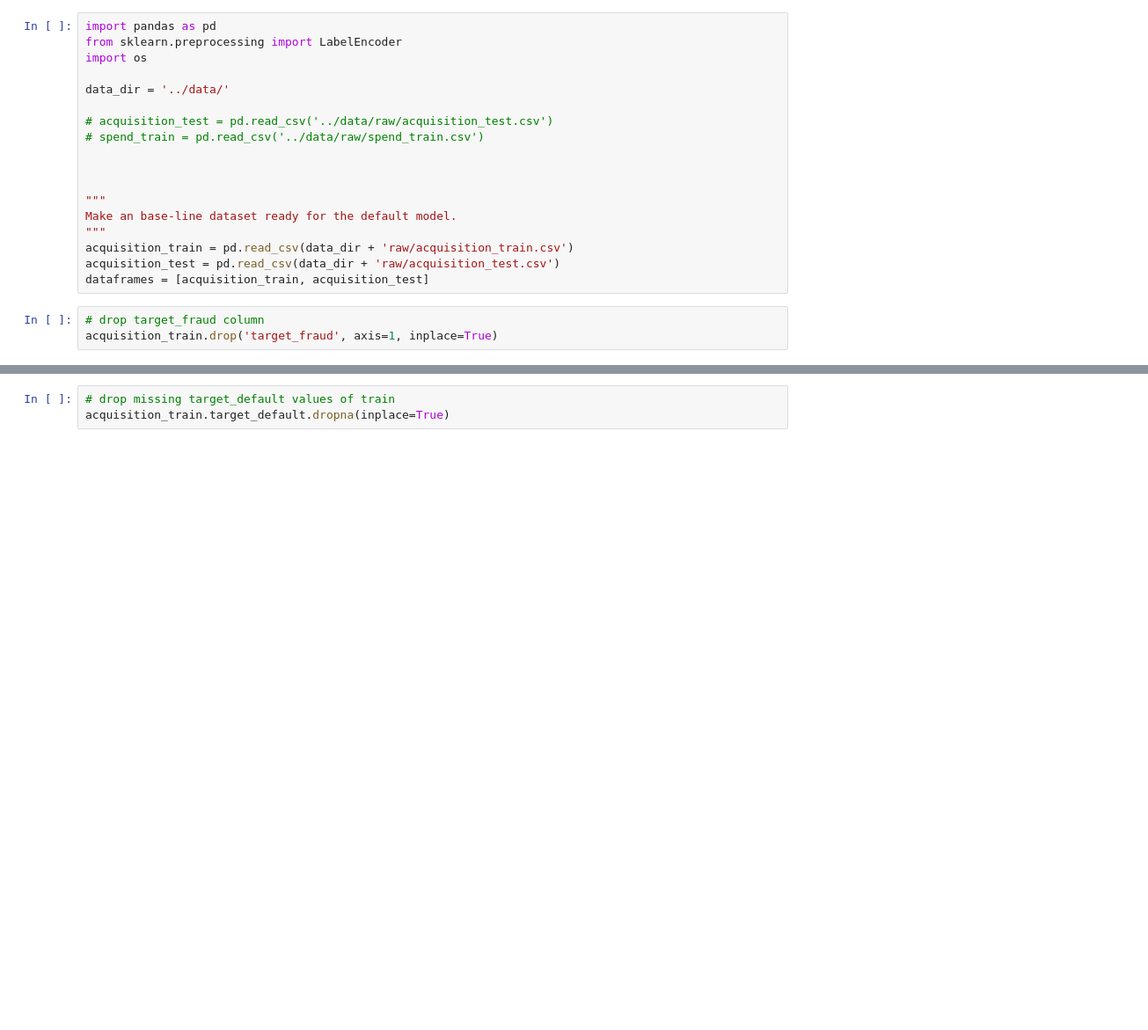
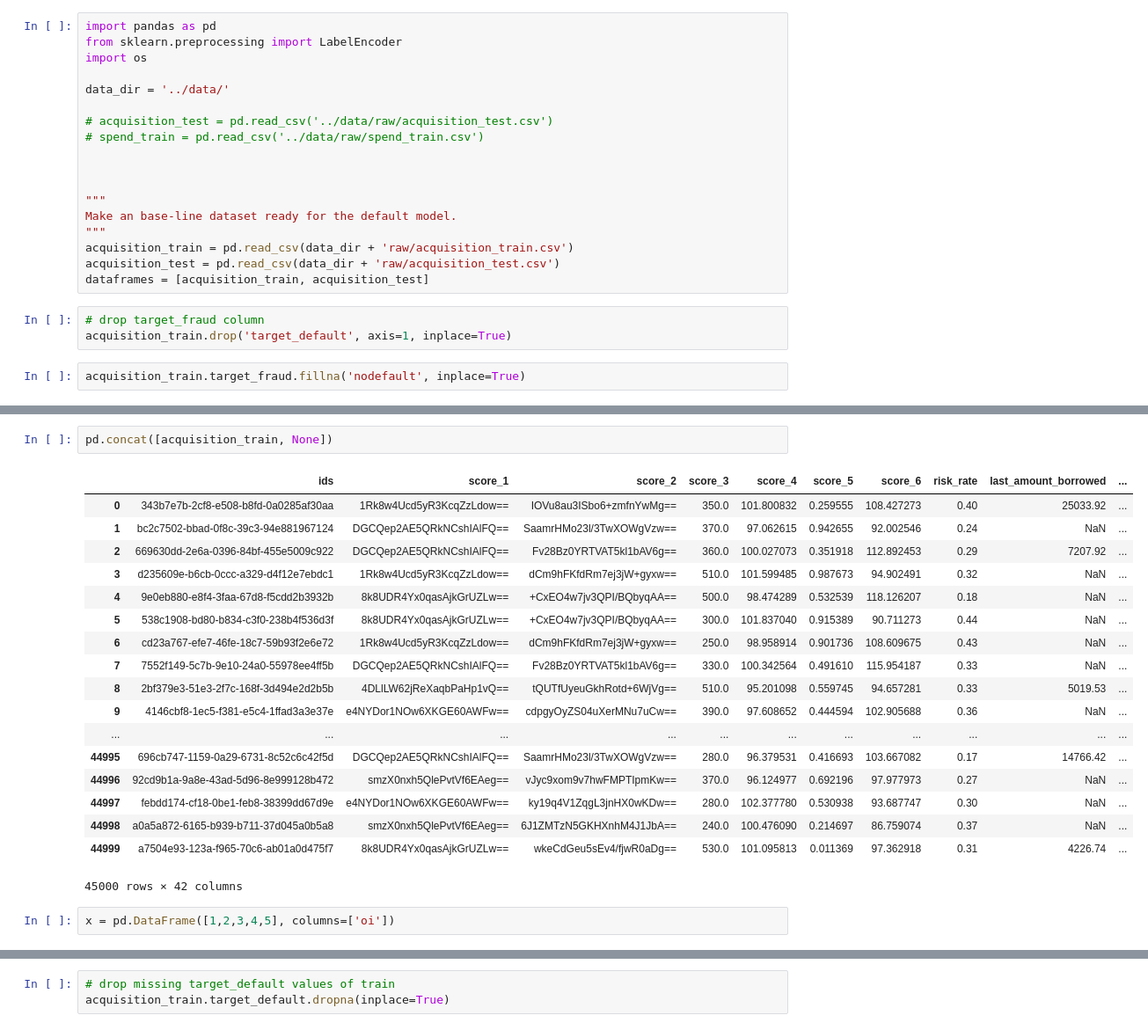
Before and after one commit to amuta/nubank-data-challenge, a Jupyter notebook: notebooks/modelling.ipynb, the cells around one changed output, grey strips where cells are left out. Shown: that part at 88% size. Drawn from its saved outputs; the diff is of its cells as text; blank space fills up the shorter version.

```diff
--- a/notebooks/modelling.ipynb
+++ b/notebooks/modelling.ipynb
@@ -86,4 +86,6 @@ acquisition_test = pd.read_csv(data_dir + 'raw/acquisition_test.csv')
 dataframes = [acquisition_train, acquisition_test]
 # %%
 # drop target_fraud column
-acquisition_train.drop('target_fraud', axis=1, inplace=True)
+acquisition_train.drop('target_default', axis=1, inplace=True)
+# %%
+acquisition_train.target_fraud.fillna('nodefault', inplace=True)
@@ -89,0 +100,23 @@ acquisition_train.drop('target_fraud', axis=1, inplace=True)
+# %%
+pd.concat([acquisition_train, None])
+# %% [output]
+|  | ids | score_1 | score_2 | score_3 | score_4 | score_5 | score_6 | risk_rate | last_amount_borrowed | ... |
+| 0 | 343b7e7b-2cf8-e508-b8fd-0a0285af30aa | 1Rk8w4Ucd5yR3KcqZzLdow== | IOVu8au3ISbo6+zmfnYwMg== | 350.0 | 101.800832 | 0.259555 | 108.427273 | 0.40 | 25033.92 | ... |
+| 1 | bc2c7502-bbad-0f8c-39c3-94e881967124 | DGCQep2AE5QRkNCshIAlFQ== | SaamrHMo23l/3TwXOWgVzw== | 370.0 | 97.062615 | 0.942655 | 92.002546 | 0.24 | NaN | ... |
+| 2 | 669630dd-2e6a-0396-84bf-455e5009c922 | DGCQep2AE5QRkNCshIAlFQ== | Fv28Bz0YRTVAT5kl1bAV6g== | 360.0 | 100.027073 | 0.351918 | 112.892453 | 0.29 | 7207.92 | ... |
+| 3 | d235609e-b6cb-0ccc-a329-d4f12e7ebdc1 | 1Rk8w4Ucd5yR3KcqZzLdow== | dCm9hFKfdRm7ej3jW+gyxw== | 510.0 | 101.599485 | 0.987673 | 94.902491 | 0.32 | NaN | ... |
+| 4 | 9e0eb880-e8f4-3faa-67d8-f5cdd2b3932b | 8k8UDR4Yx0qasAjkGrUZLw== | +CxEO4w7jv3QPI/BQbyqAA== | 500.0 | 98.474289 | 0.532539 | 118.126207 | 0.18 | NaN | ... |
+| 5 | 538c1908-bd80-b834-c3f0-238b4f536d3f | 8k8UDR4Yx0qasAjkGrUZLw== | +CxEO4w7jv3QPI/BQbyqAA== | 300.0 | 101.837040 | 0.915389 | 90.711273 | 0.44 | NaN | ... |
+| 6 | cd23a767-efe7-46fe-18c7-59b93f2e6e72 | 1Rk8w4Ucd5yR3KcqZzLdow== | dCm9hFKfdRm7ej3jW+gyxw== | 250.0 | 98.958914 | 0.901736 | 108.609675 | 0.43 | NaN | ... |
+| 7 | 7552f149-5c7b-9e10-24a0-55978ee4ff5b | DGCQep2AE5QRkNCshIAlFQ== | Fv28Bz0YRTVAT5kl1bAV6g== | 330.0 | 100.342564 | 0.491610 | 115.954187 | 0.33 | NaN | ... |
+| 8 | 2bf379e3-51e3-2f7c-168f-3d494e2d2b5b | 4DLlLW62jReXaqbPaHp1vQ== | tQUTfUyeuGkhRotd+6WjVg== | 510.0 | 95.201098 | 0.559745 | 94.657281 | 0.33 | 5019.53 | ... |
+| 9 | 4146cbf8-1ec5-f381-e5c4-1ffad3a3e37e | e4NYDor1NOw6XKGE60AWFw== | cdpgyOyZS04uXerMNu7uCw== | 390.0 | 97.608652 | 0.444594 | 102.905688 | 0.36 | NaN | ... |
+| ... | ... | ... | ... | ... | ... | ... | ... | ... | ... | ... |
+| 44995 | 696cb747-1159-0a29-6731-8c52c6c42f5d | DGCQep2AE5QRkNCshIAlFQ== | SaamrHMo23l/3TwXOWgVzw== | 280.0 | 96.379531 | 0.416693 | 103.667082 | 0.17 | 14766.42 | ... |
+| 44996 | 92cd9b1a-9a8e-43ad-5d96-8e999128b472 | smzX0nxh5QlePvtVf6EAeg== | vJyc9xom9v7hwFMPTIpmKw== | 370.0 | 96.124977 | 0.692196 | 97.977973 | 0.27 | NaN | ... |
+| 44997 | febdd174-cf18-0be1-feb8-38399dd67d9e | e4NYDor1NOw6XKGE60AWFw== | ky19q4V1ZqgL3jnHX0wKDw== | 280.0 | 102.377780 | 0.530938 | 93.687747 | 0.30 | NaN | ... |
+| 44998 | a0a5a872-6165-b939-b711-37d045a0b5a8 | smzX0nxh5QlePvtVf6EAeg== | 6J1ZMTzN5GKHXnhM4J1JbA== | 240.0 | 100.476090 | 0.214697 | 86.759074 | 0.37 | NaN | ... |
+| 44999 | a7504e93-123a-f965-70c6-ab01a0d475f7 | 8k8UDR4Yx0qasAjkGrUZLw== | wkeCdGeu5sEv4/fjwR0aDg== | 530.0 | 101.095813 | 0.011369 | 97.362918 | 0.31 | 4226.74 | ... |
+45000 rows × 42 columns
+# %%
+x = pd.DataFrame([1,2,3,4,5], columns=['oi'])
```
Also changed, not shown: parts of 10 cells of this notebook, 5 other files.
